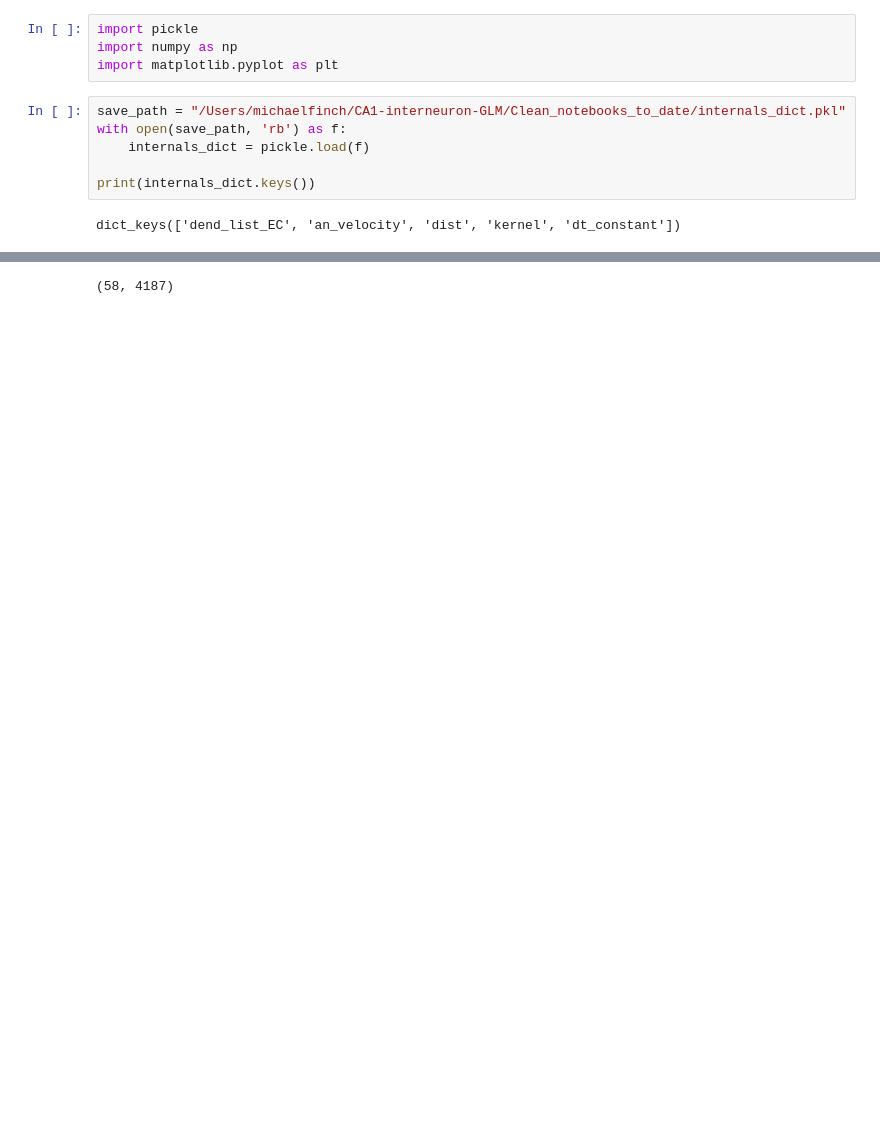
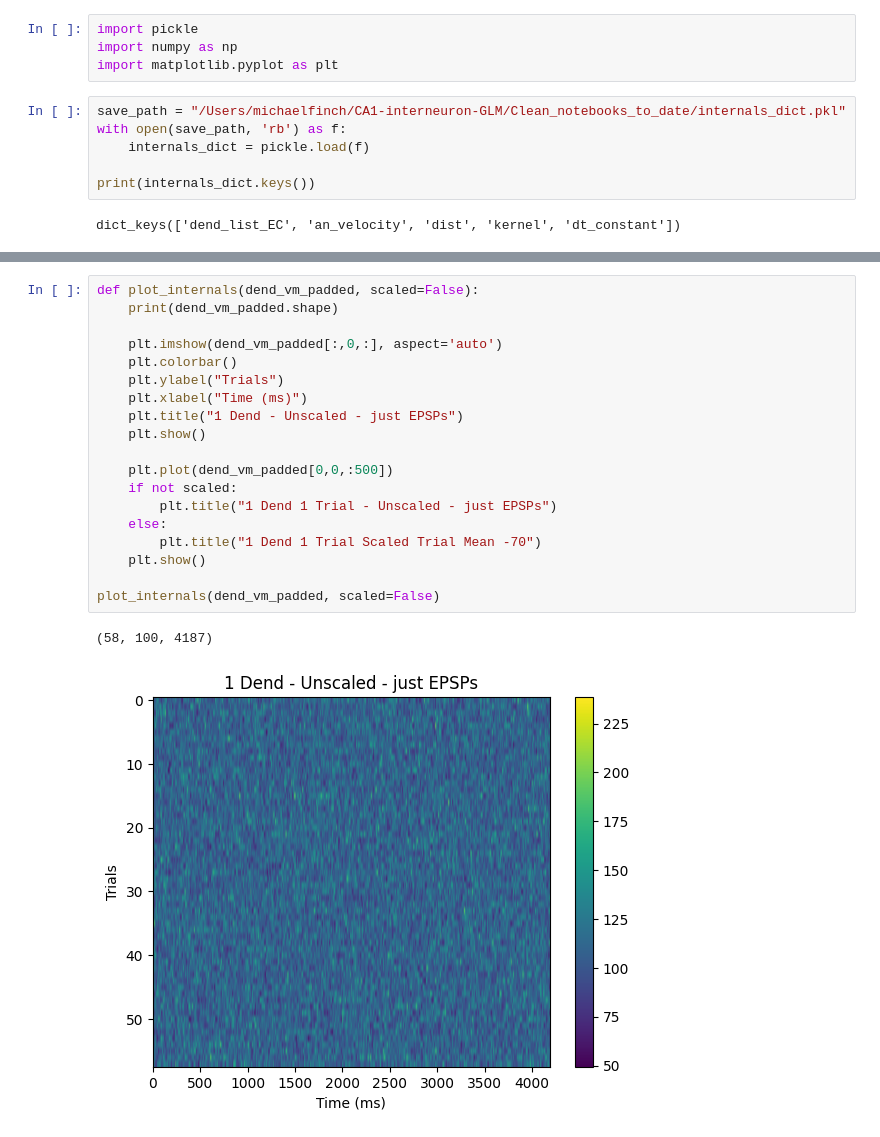
Before and after one commit to Milstein-Lab/CA1-interneuron-GLM, a Jupyter notebook: Clean_notebooks_to_date/optimization_internals_scratchpad.ipynb, the cells around one changed output, grey strips where cells are left out. Saved outputs shown, nothing was run; the diff lists cells and outputs as text; blank space fills up the shorter version.

```diff
--- a/Clean_notebooks_to_date/optimization_internals_scratchpad.ipynb
+++ b/Clean_notebooks_to_date/optimization_internals_scratchpad.ipynb
@@ -295,3 +299,22 @@ ValueError: too many values to unpack (expected 3)
 # %%
+def plot_internals(dend_vm_padded, scaled=False):
+    print(dend_vm_padded.shape)
+
+    plt.imshow(dend_vm_padded[:,0,:], aspect='auto')
+    plt.colorbar()
+    plt.ylabel("Trials")
+    plt.xlabel("Time (ms)")
+    plt.title("1 Dend - Unscaled - just EPSPs")
+    plt.show()
+
+    plt.plot(dend_vm_padded[0,0,:500])
+    if not scaled:
+        plt.title("1 Dend 1 Trial - Unscaled - just EPSPs")
+    else:
+        plt.title("1 Dend 1 Trial Scaled Trial Mean -70")
+    plt.show()
+
+plot_internals(dend_vm_padded, scaled=False)
 # %% [output]
-(58, 4187)
+(58, 100, 4187)
+[figure, added]
```
Also changed, not shown: parts of 8 cells of this notebook, 10 other files.
